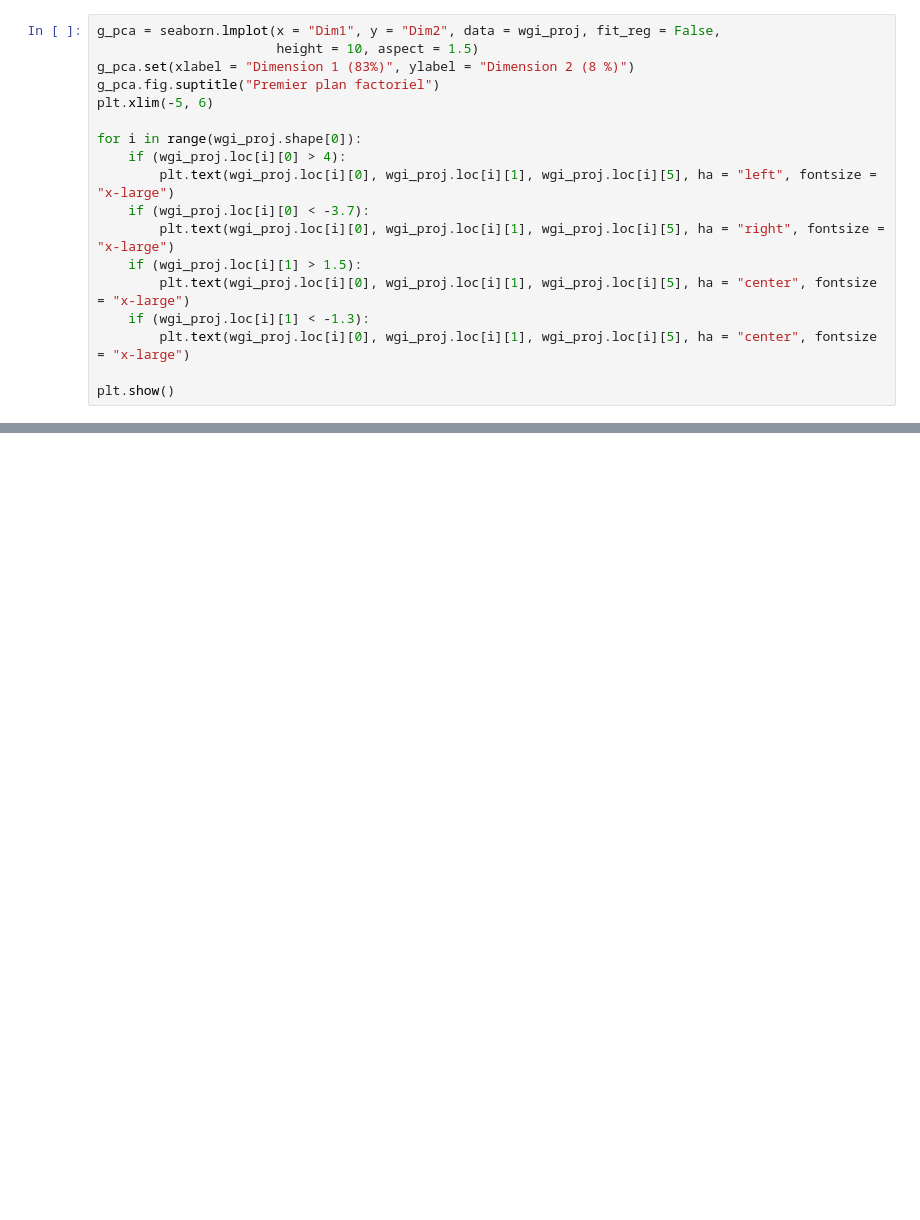
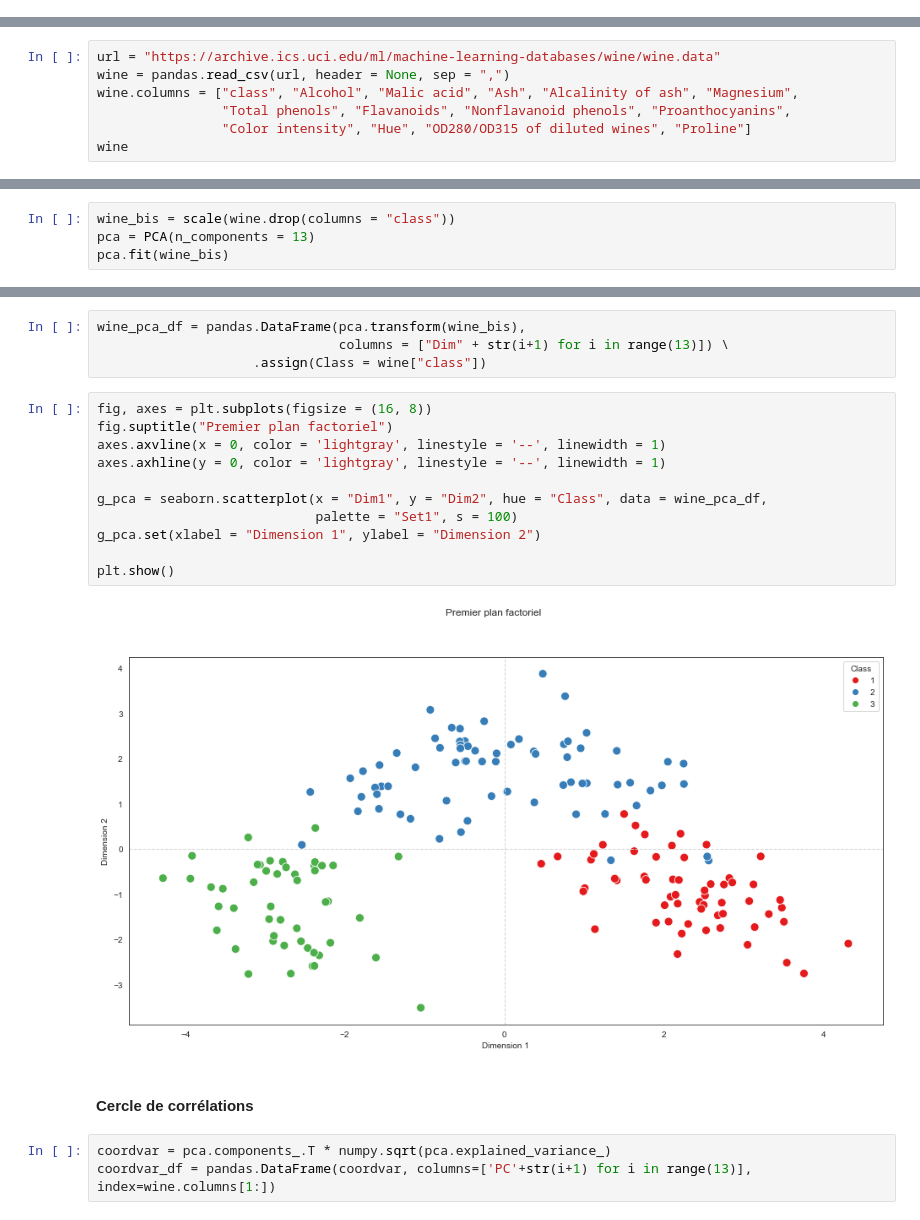
Before and after one commit to fxjollois/cours-2022-2023, a Jupyter notebook: insa-ms-esd--ml/acp-demande1-correction.ipynb, the cells around one changed output, grey strips where cells are left out. Drawn from its saved outputs; the diff is of its cells as text; blank space fills up the shorter version.

```diff
--- a/insa-ms-esd--ml/acp-demande1-correction.ipynb
+++ b/insa-ms-esd--ml/acp-demande1-correction.ipynb
@@ -191,18 +0,0 @@ plt.show()
-# %%
-g_pca = seaborn.lmplot(x = "Dim1", y = "Dim2", data = wgi_proj, fit_reg = False,
-                       height = 10, aspect = 1.5)
-g_pca.set(xlabel = "Dimension 1 (83%)", ylabel = "Dimension 2 (8 %)")
-g_pca.fig.suptitle("Premier plan factoriel")
-plt.xlim(-5, 6)
-
-for i in range(wgi_proj.shape[0]):
-    if (wgi_proj.loc[i][0] > 4):
-        plt.text(wgi_proj.loc[i][0], wgi_proj.loc[i][1], wgi_proj.loc[i][5], ha = "left", fontsize = "x-large")
-    if (wgi_proj.loc[i][0] < -3.7):
-        plt.text(wgi_proj.loc[i][0], wgi_proj.loc[i][1], wgi_proj.loc[i][5], ha = "right", fontsize = "x-large")
-    if (wgi_proj.loc[i][1] > 1.5):
-        plt.text(wgi_proj.loc[i][0], wgi_proj.loc[i][1], wgi_proj.loc[i][5], ha = "center", fontsize = "x-large")
-    if (wgi_proj.loc[i][1] < -1.3):
-        plt.text(wgi_proj.loc[i][0], wgi_proj.loc[i][1], wgi_proj.loc[i][5], ha = "center", fontsize = "x-large")
-
-plt.show()
@@ -220,0 +12,7 @@ Name: 1, dtype: object
+# %%
+url = "https://archive.ics.uci.edu/ml/machine-learning-databases/wine/wine.data"
+wine = pandas.read_csv(url, header = None, sep = ",")
+wine.columns = ["class", "Alcohol", "Malic acid", "Ash", "Alcalinity of ash", "Magnesium",
+                "Total phenols", "Flavanoids", "Nonflavanoid phenols", "Proanthocyanins",
+                "Color intensity", "Hue", "OD280/OD315 of diluted wines", "Proline"]
+wine
@@ -220,0 +65,4 @@ Name: 1, dtype: object
+# %%
+wine_bis = scale(wine.drop(columns = "class"))
+pca = PCA(n_components = 13)
+pca.fit(wine_bis)
@@ -220,0 +114,22 @@ Name: 1, dtype: object
+# %%
+wine_pca_df = pandas.DataFrame(pca.transform(wine_bis),
+                               columns = ["Dim" + str(i+1) for i in range(13)]) \
+                    .assign(Class = wine["class"])
+# %%
+fig, axes = plt.subplots(figsize = (16, 8))
+fig.suptitle("Premier plan factoriel")
+axes.axvline(x = 0, color = 'lightgray', linestyle = '--', linewidth = 1)
+axes.axhline(y = 0, color = 'lightgray', linestyle = '--', linewidth = 1)
+
+g_pca = seaborn.scatterplot(x = "Dim1", y = "Dim2", hue = "Class", data = wine_pca_df,
+                            palette = "Set1", s = 100)
+g_pca.set(xlabel = "Dimension 1", ylabel = "Dimension 2")
+
+plt.show()
+# %% [output]
+[figure, added]
+# %% [markdown]
+#### Cercle de corrélations
+# %%
+coordvar = pca.components_.T * numpy.sqrt(pca.explained_variance_)
+coordvar_df = pandas.DataFrame(coordvar, columns=['PC'+str(i+1) for i in range(13)], index=wine.columns[1:])
```
Also changed, not shown: parts of 34 cells of this notebook, 2 other files.
